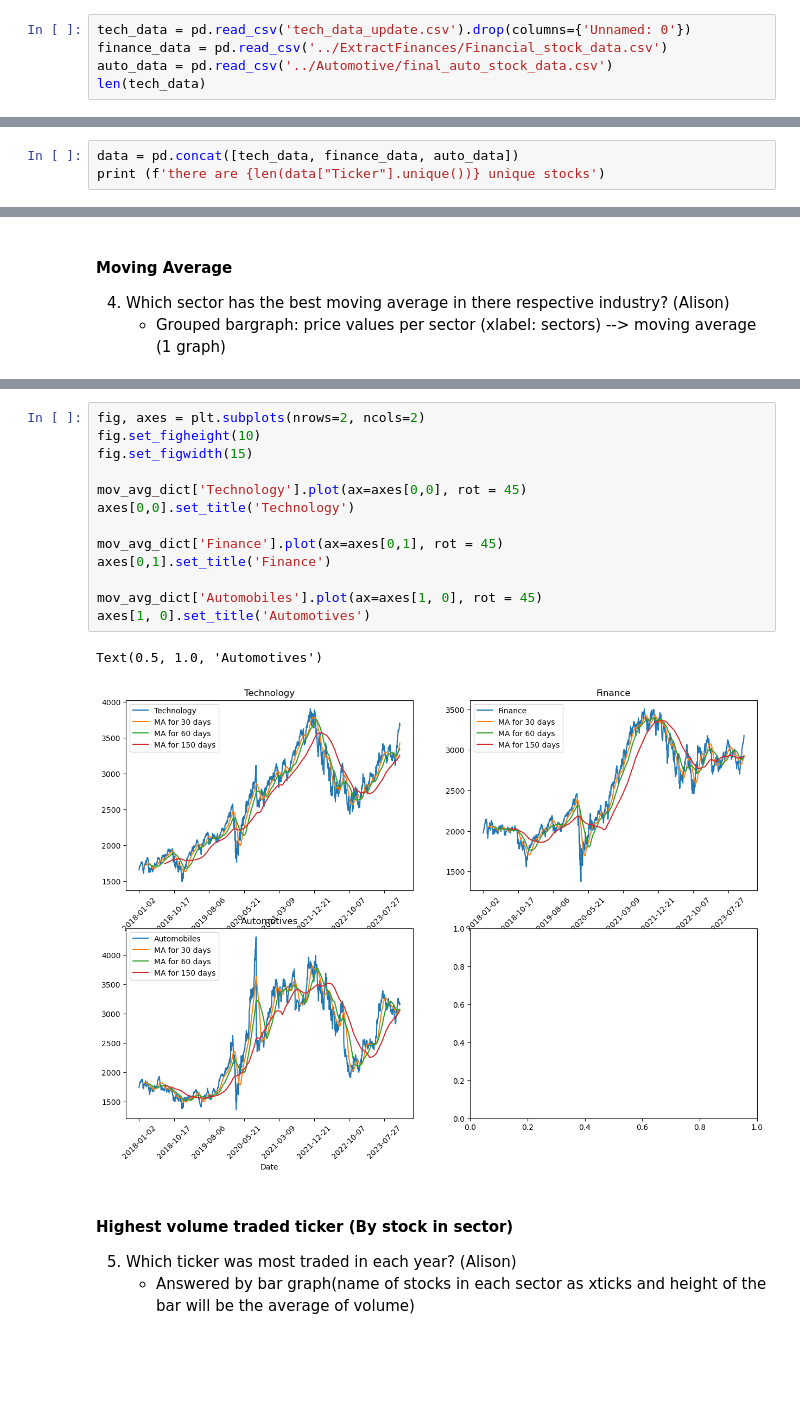
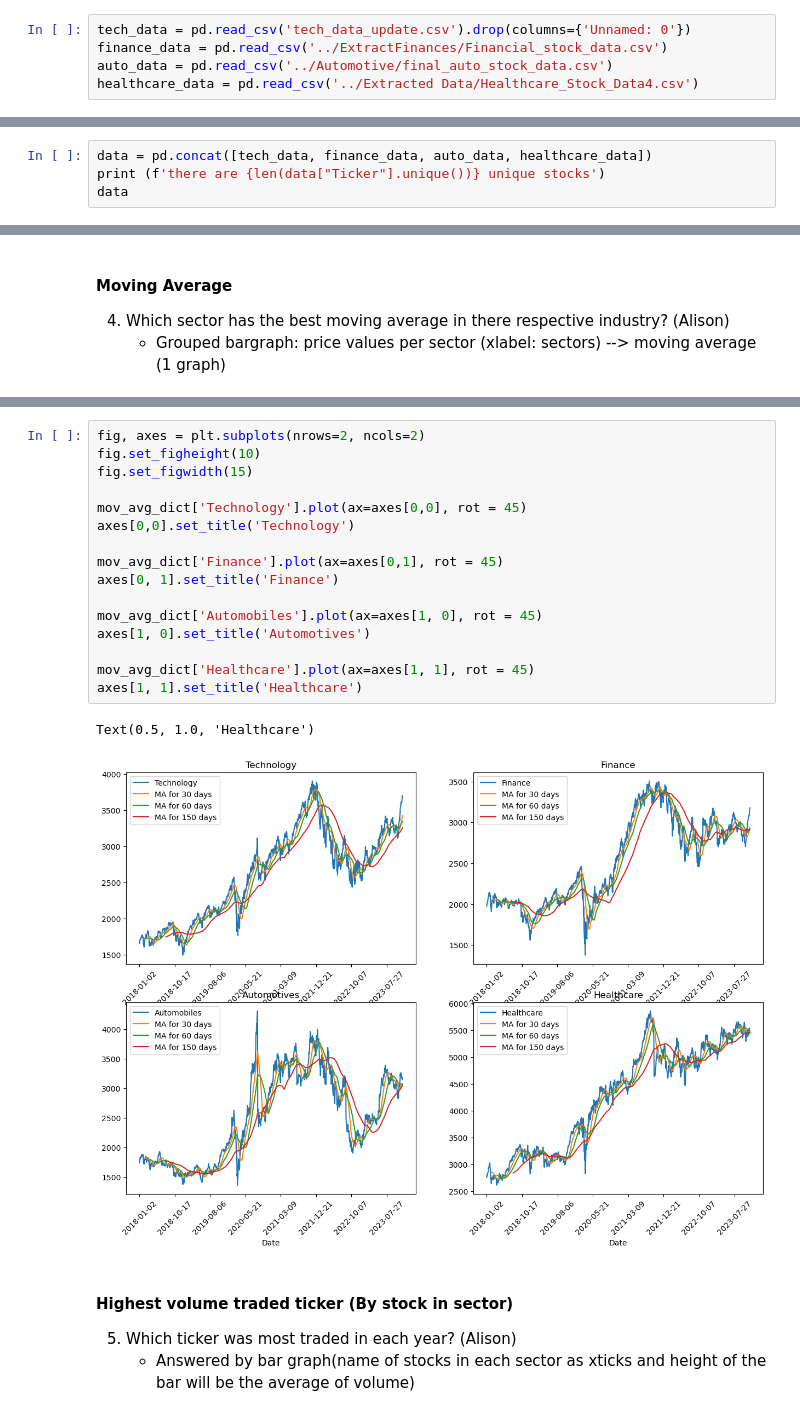
Before and after one commit to alisonands/Stock-Analysis, a Jupyter notebook: Tech/visualizations.ipynb, the cells around one changed output, grey strips where cells are left out. Saved outputs shown, nothing was run; the diff lists cells and outputs as text; blank space fills up the shorter version.

```diff
--- a/Tech/visualizations.ipynb
+++ b/Tech/visualizations.ipynb
@@ -6,4 +6,4 @@ import matplotlib.pyplot as plt
 tech_data = pd.read_csv('tech_data_update.csv').drop(columns={'Unnamed: 0'})
 finance_data = pd.read_csv('../ExtractFinances/Financial_stock_data.csv')
 auto_data = pd.read_csv('../Automotive/final_auto_stock_data.csv')
-len(tech_data)
+healthcare_data = pd.read_csv('../Extracted Data/Healthcare_Stock_Data4.csv')
@@ -31,4 +10,5 @@ b
 # %%
-data = pd.concat([tech_data, finance_data, auto_data])
+data = pd.concat([tech_data, finance_data, auto_data, healthcare_data])
 print (f'there are {len(data["Ticker"].unique())} unique stocks')
+data
 # %% [output]
@@ -127,19 +125,22 @@ for sector in data_sectors:
 # %%
 fig, axes = plt.subplots(nrows=2, ncols=2)
 fig.set_figheight(10)
 fig.set_figwidth(15)
 
 mov_avg_dict['Technology'].plot(ax=axes[0,0], rot = 45)
 axes[0,0].set_title('Technology')
 
 mov_avg_dict['Finance'].plot(ax=axes[0,1], rot = 45)
-axes[0,1].set_title('Finance')
+axes[0, 1].set_title('Finance')
 
 mov_avg_dict['Automobiles'].plot(ax=axes[1, 0], rot = 45)
 axes[1, 0].set_title('Automotives')
+
+mov_avg_dict['Healthcare'].plot(ax=axes[1, 1], rot = 45)
+axes[1, 1].set_title('Healthcare')
 # %% [output]
-Text(0.5, 1.0, 'Automotives')
+Text(0.5, 1.0, 'Healthcare')
-[figure, old version]
+[figure, new version]
 # %% [markdown]
 #### Highest volume traded ticker (By stock  in sector)
 5. Which ticker was most traded in each year? (Alison)
```
Also changed, not shown: parts of 9 cells of this notebook.
